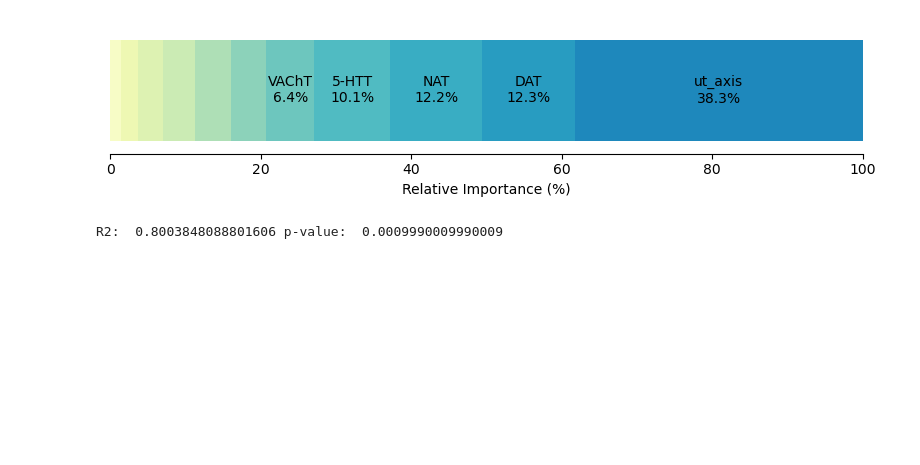
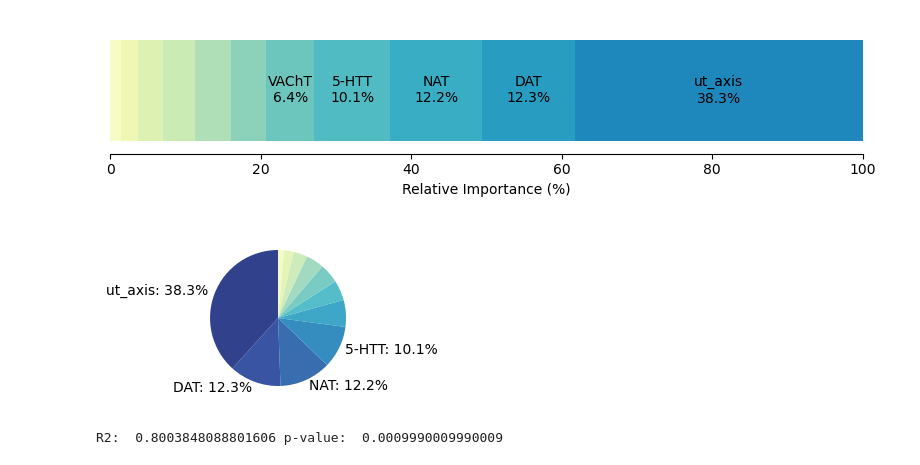
Before and after one commit to Imperial-MIND-lab/graphTRIP, a Jupyter notebook: notebooks/figures.ipynb, the cells around one changed output. Saved outputs shown, nothing was run; the diff lists cells and outputs as text; code cells hidden in the pictures; blank space fills up the shorter version.

Commit message:
use piechart for dominance analysis results

```diff
--- a/notebooks/figures.ipynb
+++ b/notebooks/figures.ipynb
@@ -914,6 +914,17 @@ print("R2: ", metrics['r2'].values[0], "p-value: ", metrics['p_value'].values[0]
 # %% [output]
 R2:  0.4297186230805857 p-value:  0.0019980019980019
 [figure]
+# %%
+save_path = None if not save_figs else os.path.join(fig_subdir, 'graphtrip_dominance_analysis_piechart.svg')
+palette = sns.color_palette("YlGnBu_r", len(da_df))
+plot_piechart(df=da_df,
+              percentage_col='Percentage Relative Importance',
+              save_path=save_path,
+              palette=palette,
+              figsize=(8, 2),
+              alpha=0.9);
+# %% [output]
+[figure, added]
 # %%
 # Plot stacked percentages
 results_base_dir = os.path.join(output_dir, 'medusa_graphtrip', 'regional_attributions', 'posthoc_analysis')
```
Also changed, not shown: parts of 21 cells of this notebook, 1 other file.
